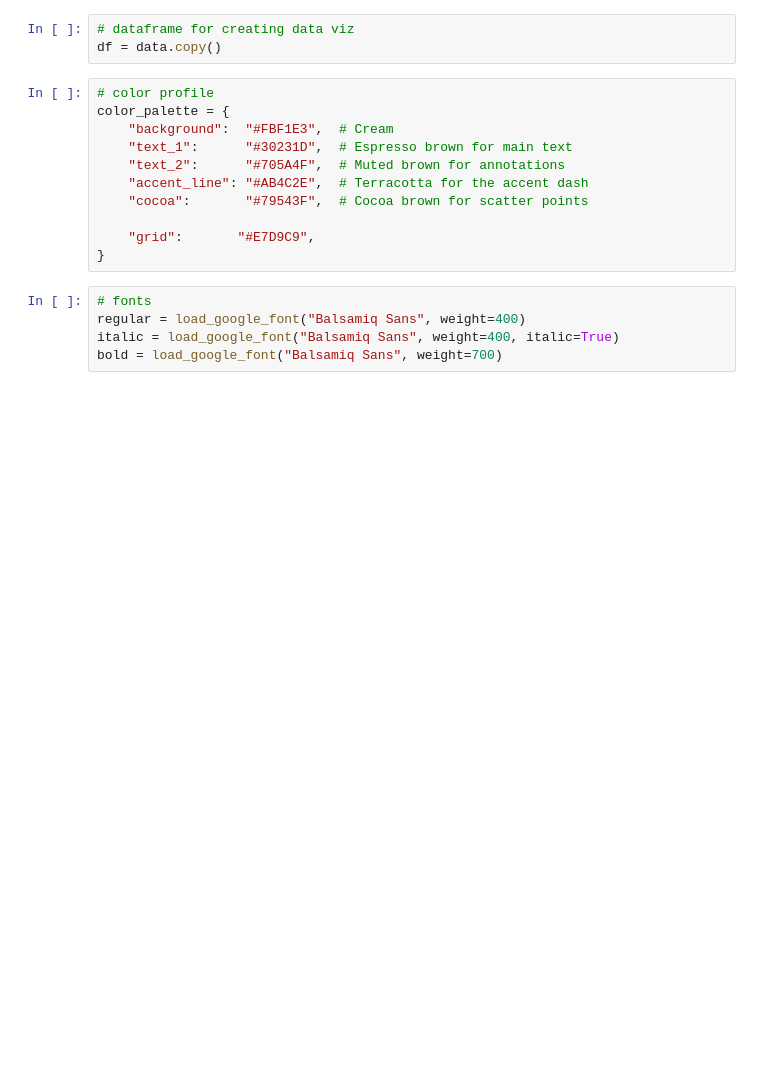
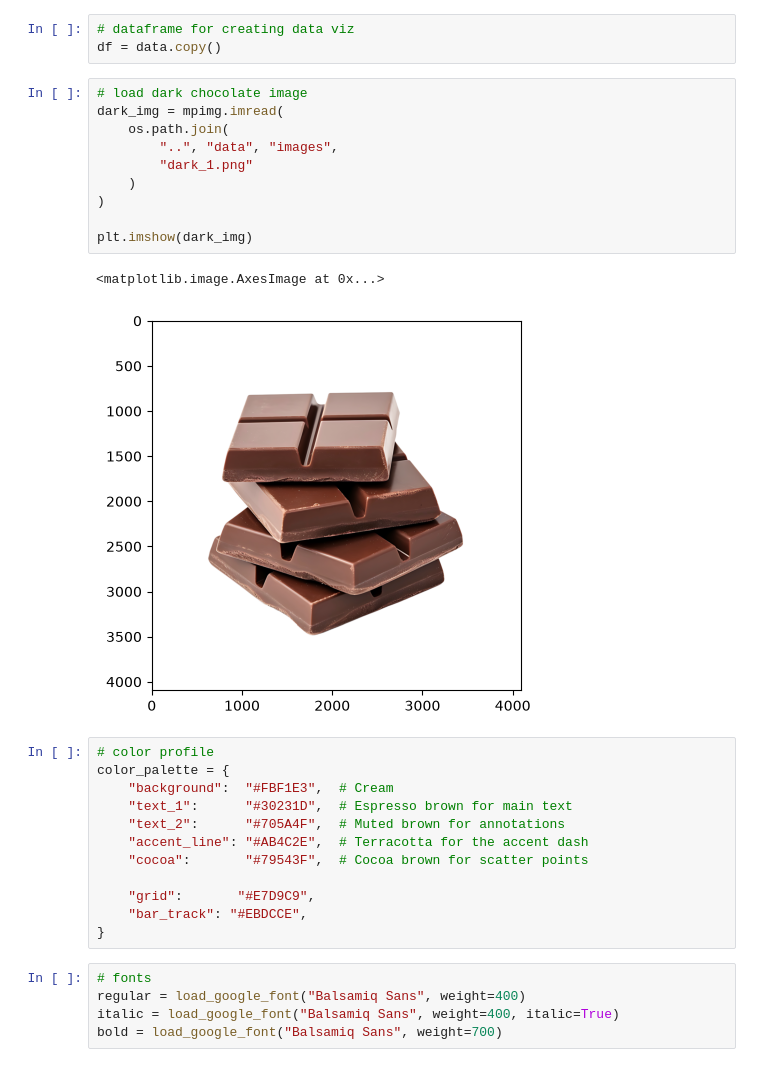
Before and after one commit to debatreyo/Dark-Chocolate, a Jupyter notebook: notebooks/viz.ipynb, the cells around one changed output. Drawn from its saved outputs; the diff is of its cells as text; blank space fills up the shorter version.

```diff
--- a/notebooks/viz.ipynb
+++ b/notebooks/viz.ipynb
@@ -24,6 +24,19 @@ data = pd.read_excel(data_path)
 # %%
 # dataframe for creating data viz
 df = data.copy()
+# %%
+# load dark chocolate image
+dark_img = mpimg.imread(
+    os.path.join(
+        "..", "data", "images",
+        "dark_1.png"
+    )
+)
+
+plt.imshow(dark_img)
+# %% [output]
+<matplotlib.image.AxesImage at 0x...>
+[figure, added]
 # %%
 # color profile
 color_palette = {
@@ -34,6 +47,7 @@ color_palette = {
     "cocoa":       "#79543F",  # Cocoa brown for scatter points
 
     "grid":       "#E7D9C9",
+    "bar_track": "#EBDCCE",
 }
 # %%
 # fonts
```
Also changed, not shown: parts of 2 cells of this notebook, 5 other files.
